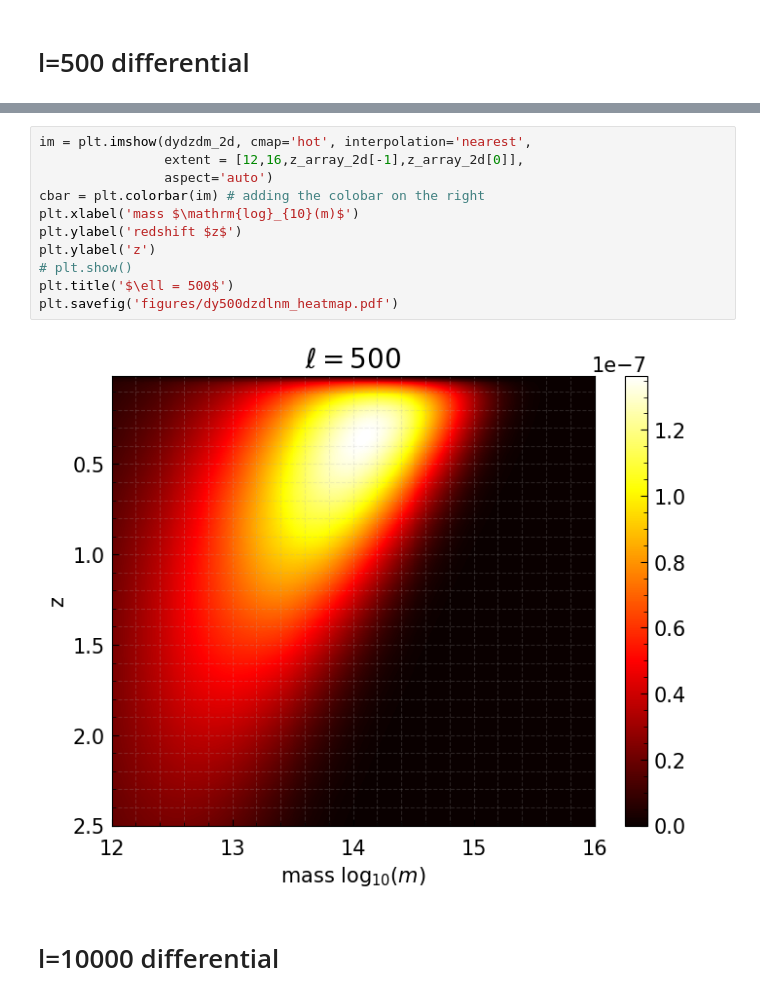
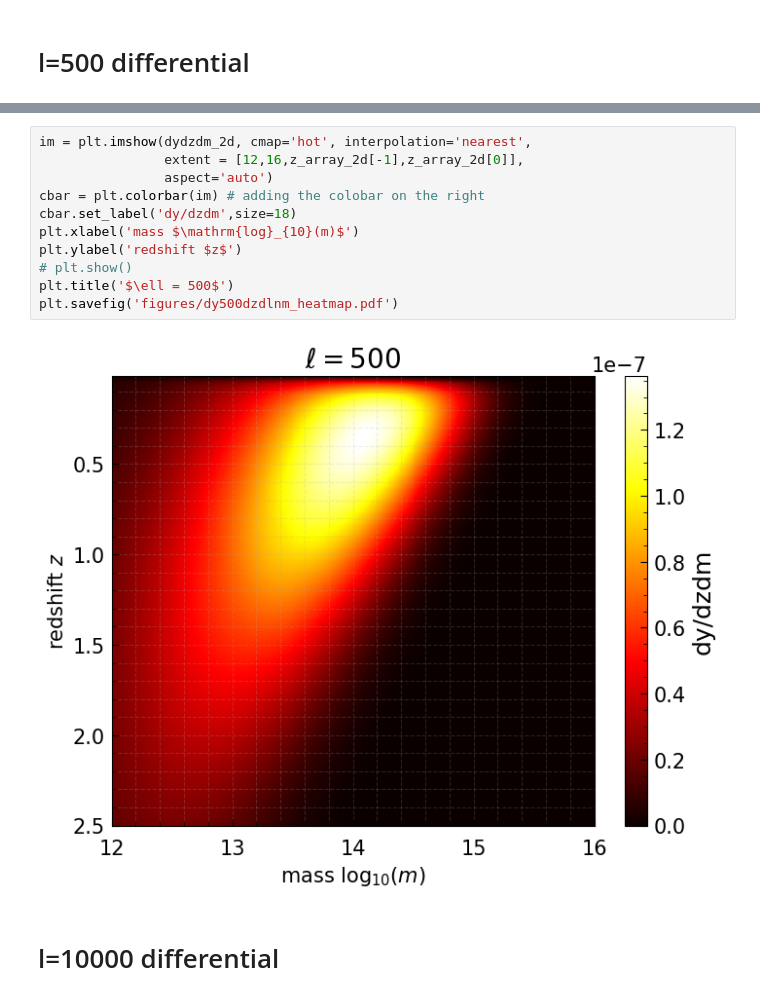
Before and after one commit to CLASS-SZ/notebooks, a Jupyter notebook: class_sz_mean_y.ipynb, the cells around one changed output, grey strips where cells are left out. Saved outputs shown, nothing was run; the diff lists cells and outputs as text.

```diff
--- a/class_sz_mean_y.ipynb
+++ b/class_sz_mean_y.ipynb
@@ -221,16 +221,16 @@ Wall time: 2.84 s
 # %%
 im = plt.imshow(dydzdm_2d, cmap='hot', interpolation='nearest',
                 extent = [12,16,z_array_2d[-1],z_array_2d[0]],
                 aspect='auto')
 cbar = plt.colorbar(im) # adding the colobar on the right
+cbar.set_label('dy/dzdm',size=18)
 plt.xlabel('mass $\mathrm{log}_{10}(m)$')
 plt.ylabel('redshift $z$')
-plt.ylabel('z')
 # plt.show()
 plt.title('$\ell = 500$')
 plt.savefig('figures/dy500dzdlnm_heatmap.pdf')
 # %% [output]
-[figure, old version]
+[figure, new version]
 # %% [markdown]
 # l=10000 differential
 # %%
```
Also changed, not shown: parts of 1 cell of this notebook.
